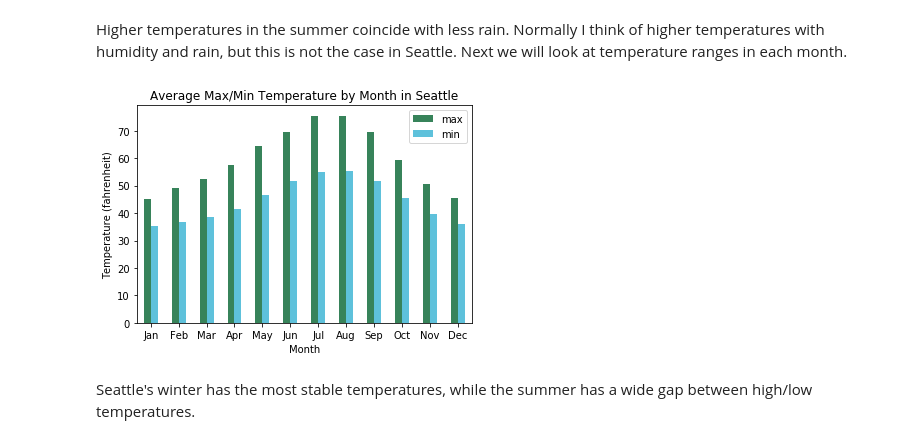
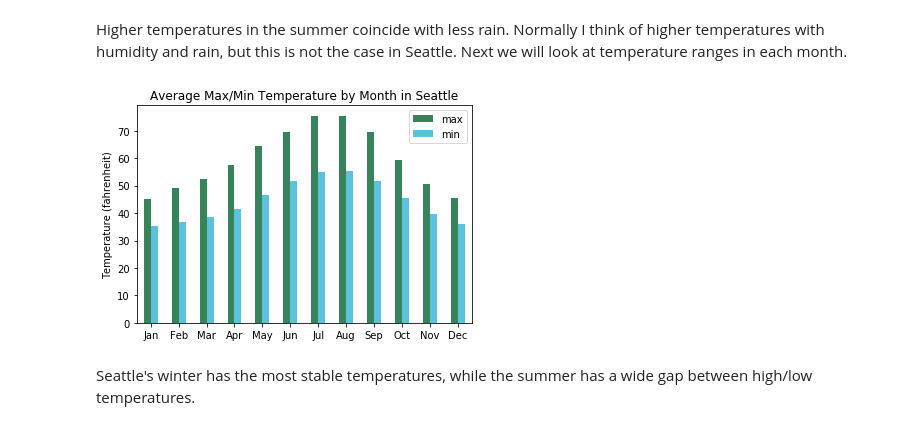
Before and after one commit to GoldbergData/seattle-rain, a Jupyter notebook: seattle_rain.ipynb, the cells around one changed output. Drawn from its saved outputs; the diff is of its cells as text; code cells hidden in the pictures.

Commit message:
Updated notebook with better writing structure. Added function for plotting to be modular.

```diff
--- a/seattle_rain.ipynb
+++ b/seattle_rain.ipynb
@@ -238,5 +369,7 @@ fig.savefig('output5.png', dpi=dpi_value)
 We learned that rainy days (categorized as any amount of rain occurring in a day), is least likely during the summer in Seattle. In this section, we will look further to explore the trends in actual rainfall over years and months.
 # %%
 monthly_mean = weather_df[['month', 'prcp', 'tmax', 'tmin']].groupby(['month']).mean().reset_index()
+monthly_mean.set_index(monthly_mean.month.apply(convert_month), inplace=True)
+monthly_mean.drop('month', axis=1, inplace=True)
 monthly_mean
 # %% [output]
@@ -256,12 +390,2 @@ monthly_mean
 # %% [markdown]
 We see a similar U-shape in mean precipitation compared to the rainy days plot. In other words, more actual rain fall occurs in the winter with the least amount of rainfall occurring in the summer. Let's see if temperature provides any additional information.
-# %%
-plot = monthly_mean.set_index('month')[['prcp']].plot(kind='bar', rot=0, color=washington_colors[0], legend=False)
-plt.axhline(y=monthly_mean.prcp.mean(), xmin=-1, xmax=1, color=washington_colors[1], linestyle='--', lw=2)
-plt.title('Average Rain/Precipitation (inches) by Month in Seattle')
-plt.xlabel('Month')
-plt.ylabel('Precipitation (inches)')
-plot.set_xticklabels(['Jan', 'Feb', 'Mar', 'Apr', 'May', 'Jun', 'Jul', 'Aug', 'Sep', 'Oct', 'Nov', 'Dec'])
-plot.legend(['Avg. Monthly Precipitation'])
-fig = plot.get_figure()
-fig.savefig('output6.png', dpi=dpi_value)
@@ -270,15 +410,20 @@ fig.savefig('output6.png', dpi=dpi_value)
 # %% [markdown]
 Higher temperatures in the summer coincide with less rain. Normally I think of higher temperatures with humidity and rain, but this is not the case in Seattle. Next we will look at temperature ranges in each month.
 # %%
-plot = monthly_mean.set_index('month')[['tmax', 'tmin']].plot(kind='bar', rot=0, color=washington_colors)
-plt.title('Average Max/Min Temperature by Month in Seattle')
-plt.xlabel('Month')
-plt.ylabel('Temperature (fahrenheit)')
-plot.set_xticklabels(['Jan', 'Feb', 'Mar', 'Apr', 'May', 'Jun', 'Jul', 'Aug', 'Sep', 'Oct', 'Nov', 'Dec'])
-plot.legend(['max', 'min'])
-fig = plot.get_figure()
-fig.savefig('output7.png', dpi=dpi_value)
+visualize(monthly_mean[['tmax', 'tmin']],
+          title='Average Max/Min Temperature by Month in Seattle',
+          xlabel=None,
+          ylabel='Temperature (fahrenheit)',
+          legend_values=['max', 'min'],
+          plot_type='pandas',
+          save_plot=True,
+          save_path='output7.png',
+          dpi=dpi_value,
+          kind='bar',
+          rot=0,
+          color=washington_colors,
+          legend=False);
 # %% [output]
-[figure, old version]
+[figure, new version]
 # %%
 temp_ranges = monthly_mean.tmax - monthly_mean.tmin
```
Also changed, not shown: parts of 49 cells of this notebook, 1 other file.
